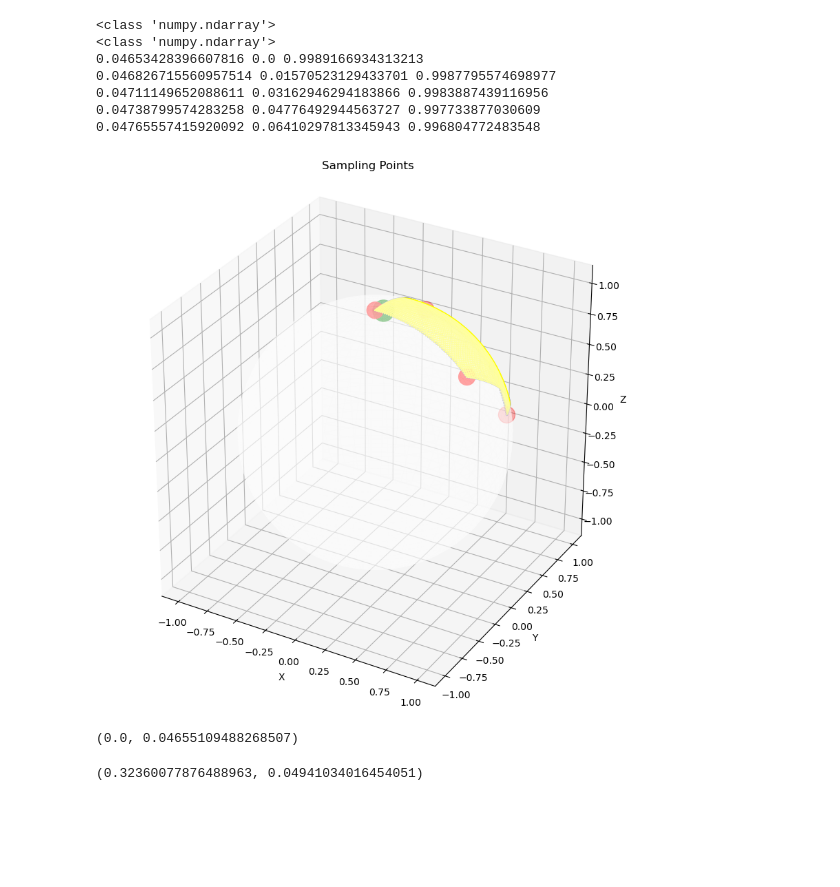
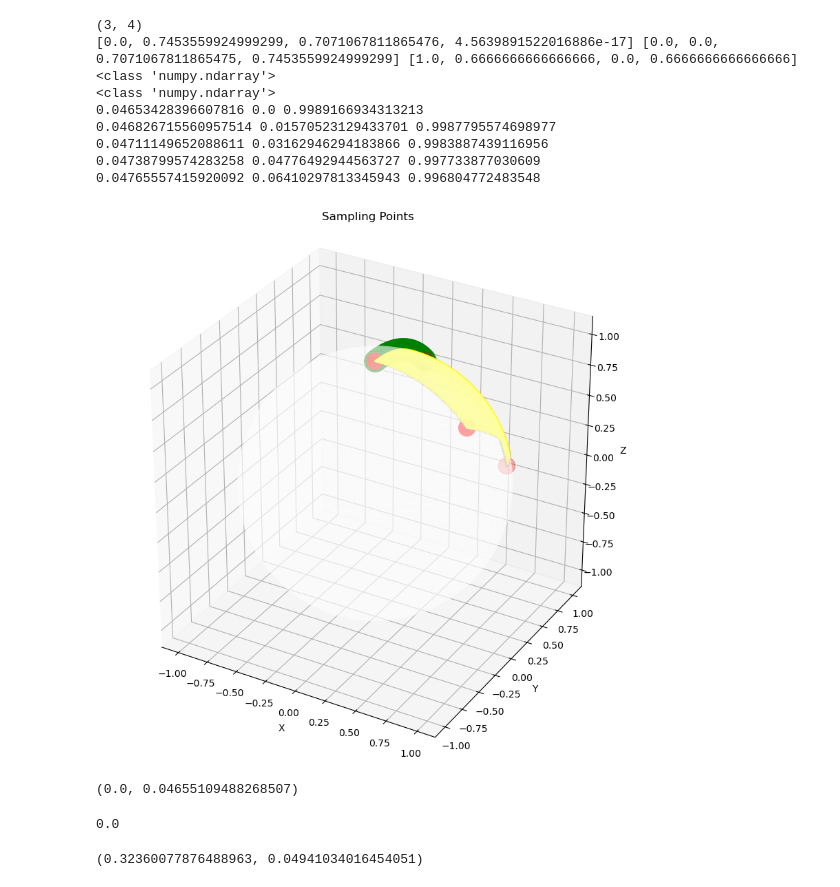
Before and after one commit to sshashwat144/healpix_cpp, a Jupyter notebook: angle_difference_debugger.ipynb, the cells around one changed output. Drawn from its saved outputs; the diff is of its cells as text; code cells hidden in the pictures; blank space fills up the shorter version.

```diff
--- a/angle_difference_debugger.ipynb
+++ b/angle_difference_debugger.ipynb
@@ -28,6 +28,9 @@ def main(order, i):
 
     points = getBoundaries(order, i)
     ax.scatter(points[0], points[1], points[2], c='red', s=300)
+    print(np.shape(points))
+
+    print(points[0], points[1],points[2] )
 
     arc12, arc23, arc34, arc41 = getArcs(points)
     # Plot the arcs
@@ -43,35 +46,37 @@ def main(order, i):
 
 
 
     new_points, arc_lengths= getPoints(arc12, arc23, arc34, arc41, 50)
     # for i in range(5000):
     #     ax.scatter(new_points[i][0], new_points[i][1], new_points[i][2], c=np.random.rand(3,), s=1)
     print(type(new_points))
     print(type(arc12))
     ax.scatter(new_points[:,0], new_points[:,1], new_points[:,2], color = 'yellow', s=1)
-    ax.scatter(new_points[152, 0], new_points[152,1], new_points[152, 2], color='green', s = 500)
+    ax.scatter(new_points[0:50, 0], new_points[0:50,1], new_points[0:50, 2], color='green', s = 500)
     for j in range(5):
         print(new_points[j+150,0], new_points[j+150, 1],new_points[j+150, 2] )
 
 
     ax.set_xlabel('X')
     ax.set_ylabel('Y')
     ax.set_zlabel('Z')
     ax.set_title('Sampling Points')
     ax.set_box_aspect((1, 1, 1))
     plt.show()
     return arc_lengths
 
 t = main(0,0)
 # %% [output]
+(3, 4)
+[0.0, 0.7453559924999299, 0.7071067811865476, 4.5639891522016886e-17] [0.0, 0.0, 0.7071067811865475, 0.7453559924999299] [1.0, 0.6666666666666666, 0.0, 0.6666666666666666]
 <class 'numpy.ndarray'>
 <class 'numpy.ndarray'>
 0.04653428396607816 0.0 0.9989166934313213
 0.046826715560957514 0.01570523129433701 0.9987795574698977
 0.04711149652088611 0.03162946294183866 0.9983887439116956
 0.04738799574283258 0.04776492944563727 0.997733877030609
 0.04765557415920092 0.06410297813345943 0.996804772483548
-[figure, old version]
+[figure, new version]
 # %%
 p1 = (0.015705231294337, -0.046826715560957514, 0.9987795574698977)
 p2 = (0.031629462941838646, -0.04711149652088611, 0.9983887439116956)
@@ -85,6 +90,10 @@ third = (0.04711149652088611, 0.03162946294183866, 0.9983887439116956)
 spherical(first)
 # %% [output]
 (0.0, 0.04655109488268507)
+# %%
+0 * 180/np.pi
+# %% [output]
+0.0
 # %%
 spherical(second)
 # %% [output]
```
Also changed, not shown: parts of 6 cells of this notebook, 1 other file.
